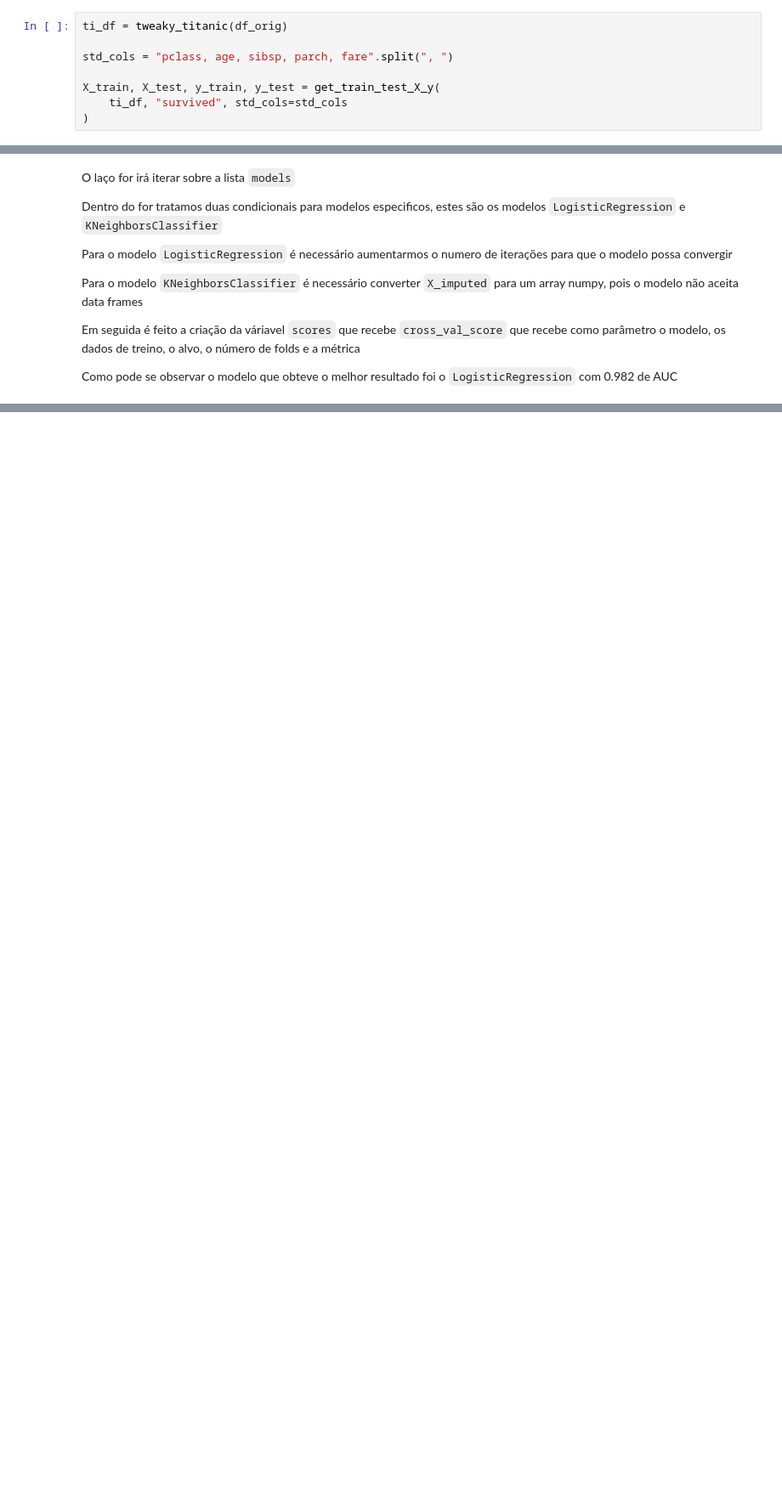
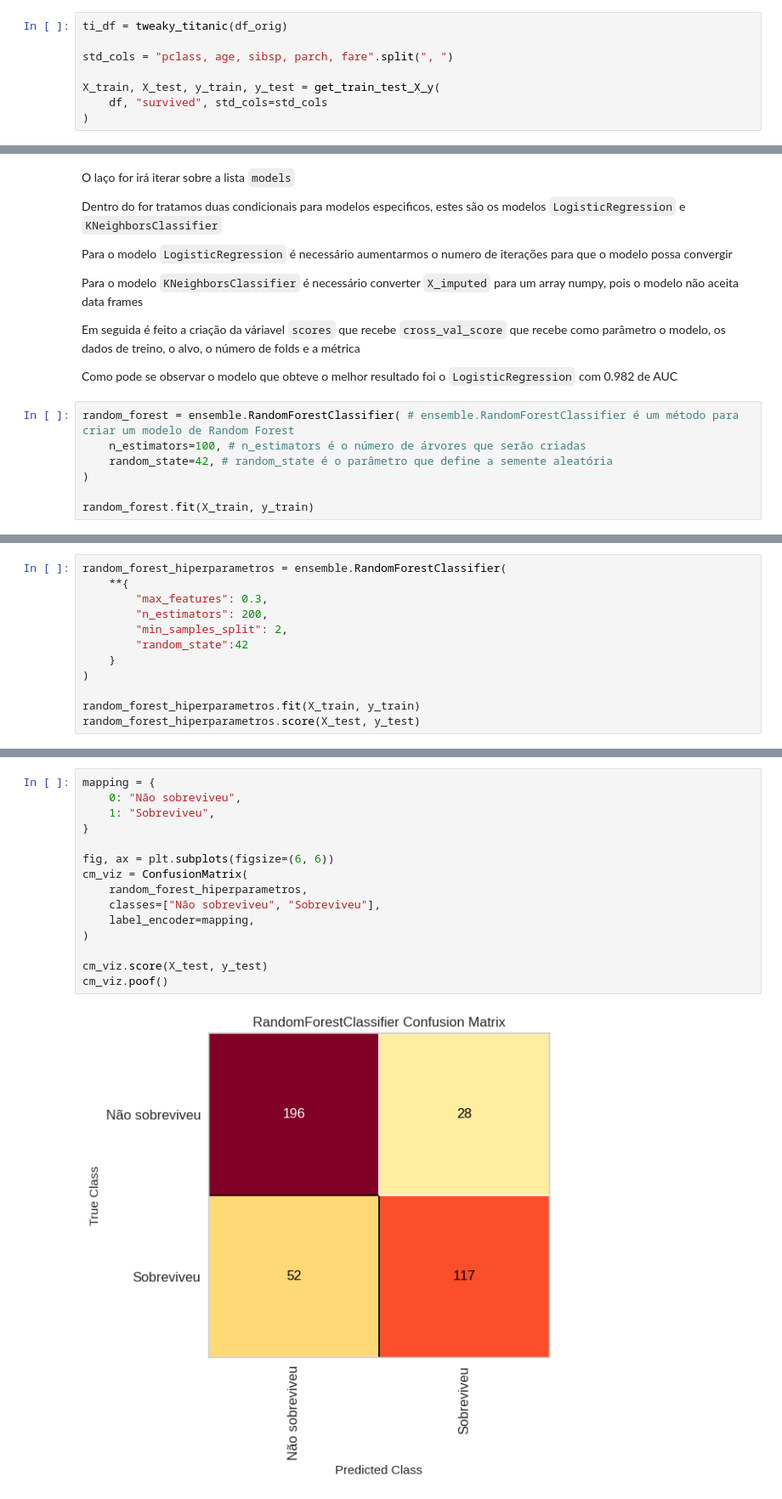
Before and after one commit to pcmoraesmenezes/Inteligencia-Artificial, a Jupyter notebook: Livros/Machine Learning - Guia de Referência Rápida/codigos/capitulo3.ipynb, the cells around one changed output, grey strips where cells are left out. Shown at 85% size. Saved outputs shown, nothing was run; the diff lists cells and outputs as text; blank space fills up the shorter version.

```diff
--- a/Livros/Machine Learning - Guia de Referência Rápida/codigos/capitulo3.ipynb
+++ b/Livros/Machine Learning - Guia de Referência Rápida/codigos/capitulo3.ipynb
@@ -658,7 +658,7 @@ ti_df = tweaky_titanic(df_orig)
 std_cols = "pclass, age, sibsp, parch, fare".split(", ")
 
 X_train, X_test, y_train, y_test = get_train_test_X_y(
-    ti_df, "survived", std_cols=std_cols
+    df, "survived", std_cols=std_cols
 )
 # %% [markdown]
 Explicação do código acima:
@@ -833,3 +831,10 @@ Para o modelo `KNeighborsClassifier` é necessário converter `X_imputed` para u
 Em seguida é feito a criação da váriavel `scores` que recebe `cross_val_score` que recebe como parâmetro o modelo, os dados de treino, o alvo, o número de folds e a métrica
 
 Como pode se observar o modelo que obteve o melhor resultado foi o `LogisticRegression` com 0.982 de AUC
+# %%
+random_forest = ensemble.RandomForestClassifier( # ensemble.RandomForestClassifier é um método para criar um modelo de Random Forest
+    n_estimators=100, # n_estimators é o número de árvores que serão criadas
+    random_state=42, # random_state é o parâmetro que define a semente aleatória
+)
+
+random_forest.fit(X_train, y_train)
@@ -835,0 +891,12 @@ Como pode se observar o modelo que obteve o melhor resultado foi o `LogisticRegr
+# %%
+random_forest_hiperparametros = ensemble.RandomForestClassifier(
+    **{
+        "max_features": 0.3,
+        "n_estimators": 200,
+        "min_samples_split": 2,
+        "random_state":42
+    }
+)
+
+random_forest_hiperparametros.fit(X_train, y_train)
+random_forest_hiperparametros.score(X_test, y_test)
@@ -835,0 +915,17 @@ Como pode se observar o modelo que obteve o melhor resultado foi o `LogisticRegr
+# %%
+mapping = {
+    0: "Não sobreviveu",
+    1: "Sobreviveu",
+}
+
+fig, ax = plt.subplots(figsize=(6, 6))
+cm_viz = ConfusionMatrix(
+    random_forest_hiperparametros,
+    classes=["Não sobreviveu", "Sobreviveu"],
+    label_encoder=mapping,
+)
+
+cm_viz.score(X_test, y_test)
+cm_viz.poof()
+# %% [output]
+[figure, added]
```
Also changed, not shown: parts of 18 cells of this notebook.
